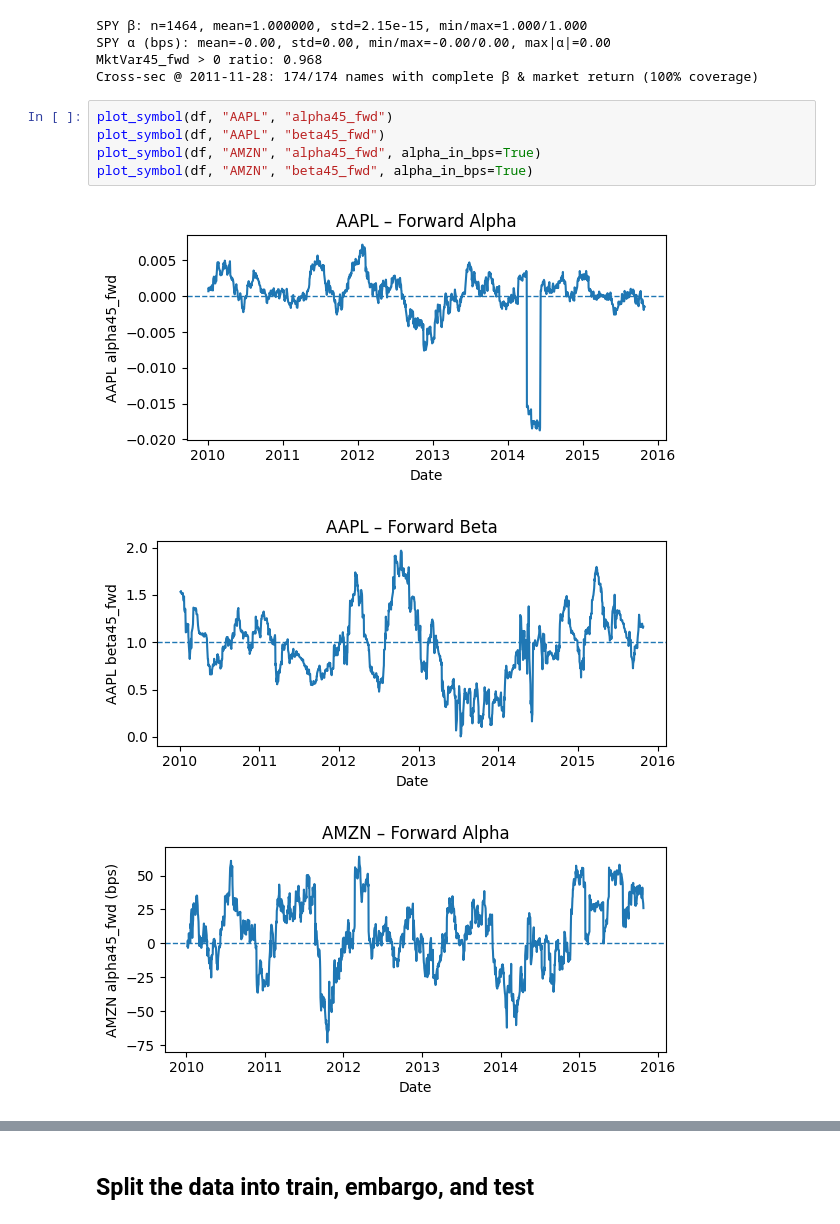
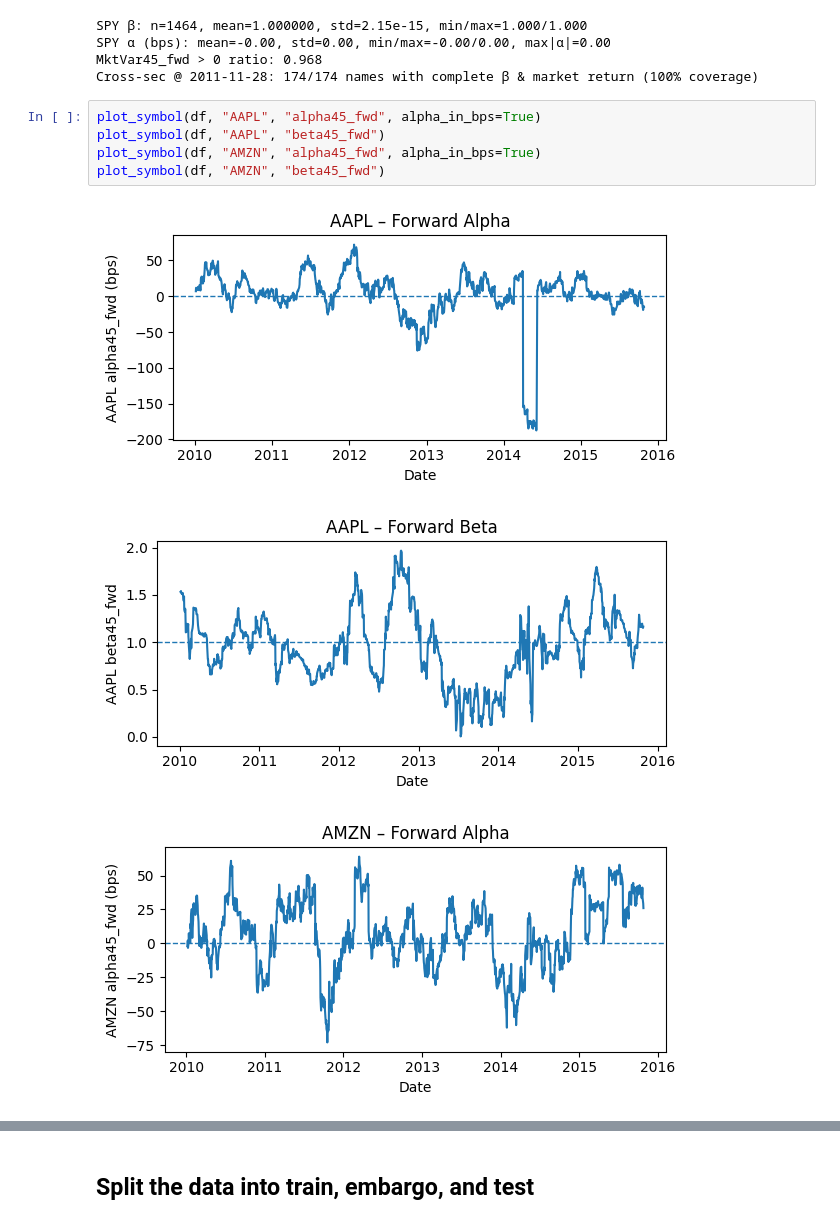
Before and after one commit to sdrasco/tradejournal, a Jupyter notebook: drasco.ipynb, the cells around one changed output, grey strips where cells are left out. Cells and saved outputs as stored; diff of their text form.

```diff
--- a/drasco.ipynb
+++ b/drasco.ipynb
@@ -378,12 +378,12 @@ SPY α (bps): mean=-0.00, std=0.00, min/max=-0.00/0.00, max|α|=0.00
 MktVar45_fwd > 0 ratio: 0.968
 Cross-sec @ 2011-11-28: 174/174 names with complete β & market return (100% coverage)
 # %%
-plot_symbol(df, "AAPL", "alpha45_fwd")
+plot_symbol(df, "AAPL", "alpha45_fwd", alpha_in_bps=True)
 plot_symbol(df, "AAPL", "beta45_fwd")
 plot_symbol(df, "AMZN", "alpha45_fwd", alpha_in_bps=True)
-plot_symbol(df, "AMZN", "beta45_fwd", alpha_in_bps=True)
+plot_symbol(df, "AMZN", "beta45_fwd")
 # %% [output]
-[figure, old version]
+[figure, new version]
 [figure]
 [figure]
 [figure]
```
Also changed, not shown: parts of 1 cell of this notebook, 1 other file.
